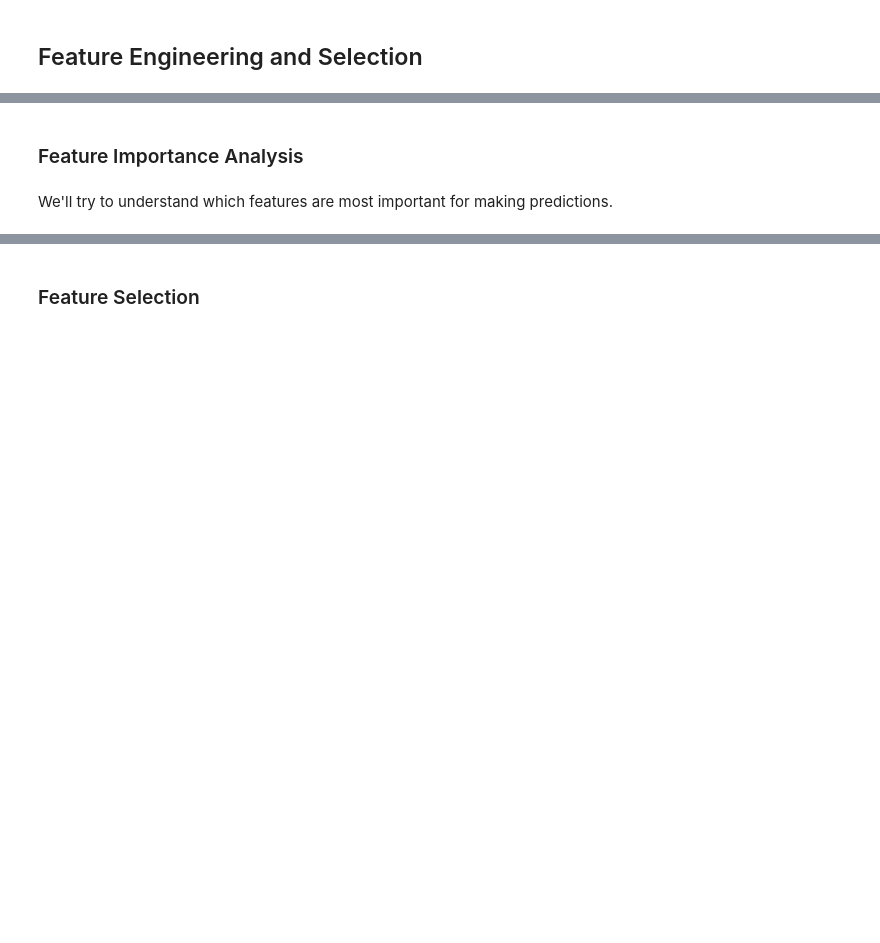
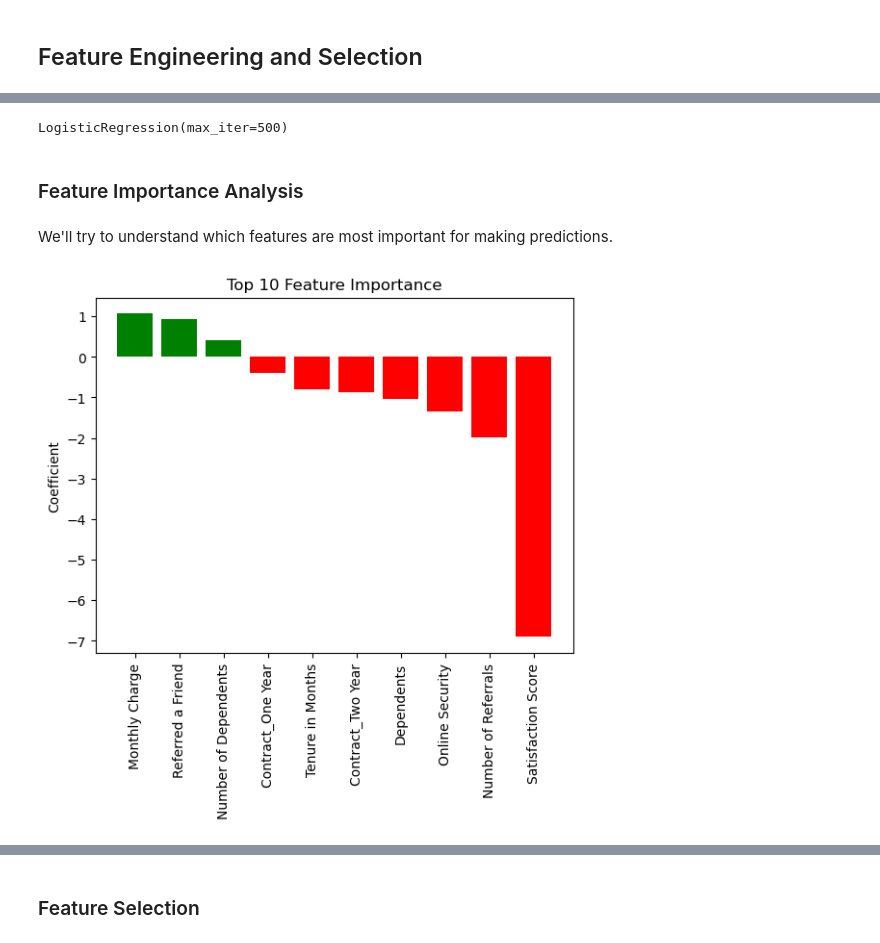
Before and after one commit to MxRaCohen/CustomerChurn, a Jupyter notebook: notebooks/Customer_Churn.ipynb, the cells around one changed output, grey strips where cells are left out. Saved outputs shown, nothing was run; the diff lists cells and outputs as text; code cells hidden in the pictures; blank space fills up the shorter version.

Commit message:
Feature Selection & Analysis

```diff
--- a/notebooks/Customer_Churn.ipynb
+++ b/notebooks/Customer_Churn.ipynb
@@ -597,4 +474,52 @@ Name: Churn Value, dtype: float64
+# %%
+# Select only numeric columns
+numeric_cols = X_train.select_dtypes(include=[np.number]).columns
+
+scaler = StandardScaler()
+
+# Fit on training set only.
+scaler.fit(X_train[numeric_cols])
+
+# Apply transform to both the training set and the test set.
+X_train[numeric_cols] = scaler.transform(X_train[numeric_cols])
+X_test[numeric_cols] = scaler.transform(X_test[numeric_cols])
+
+# Fit the model
+logreg = LogisticRegression(max_iter=500)
+logreg.fit(X_train[numeric_cols], y_train)
+# %% [output]
+LogisticRegression(max_iter=500)
 # %% [markdown]
 ### Feature Importance Analysis
-# %% [markdown]
-We'll try to understand which features are most important for making predictions.
+# %% [markdown]
+We'll try to understand which features are most important for making predictions.
+# %%
+# Get importance
+importance = logreg.coef_[0]
+
+# Create a dataframe of features and their importance
+feature_importance = pd.DataFrame({'Feature': X_train.columns, 'Importance': importance})
+
+# Take absolute value of coefficients for ranking
+feature_importance['abs_importance'] = feature_importance['Importance'].abs()
+
+# Sort by absolute importance
+feature_importance = feature_importance.sort_values('abs_importance', ascending=False)
+
+# Select top 10 features
+top_features = feature_importance.iloc[:10]
+
+# Sort the top_features DataFrame in descending order by Importance for the plot
+top_features = top_features.sort_values('Importance', ascending=False)
+
+# Color based on positive or negative coefficient
+colors = ['green' if x > 0 else 'red' for x in top_features['Importance']]
+
+# Plot feature importance
+plt.bar(top_features['Feature'], top_features['Importance'], color=colors)
+plt.xticks(rotation='vertical')
+plt.title("Top 10 Feature Importance")
+plt.ylabel("Coefficient")
+plt.show()
+# %% [output]
+[figure, added]
```
Also changed, not shown: parts of 61 cells of this notebook.
